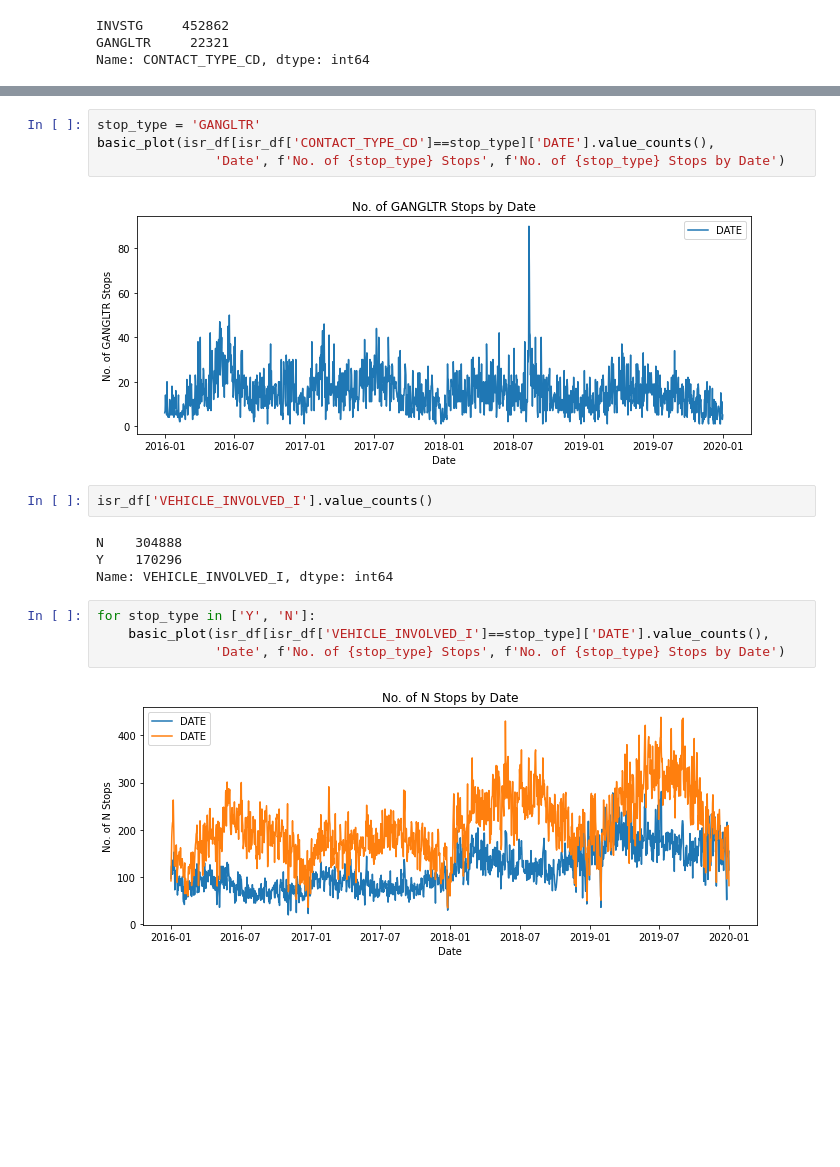
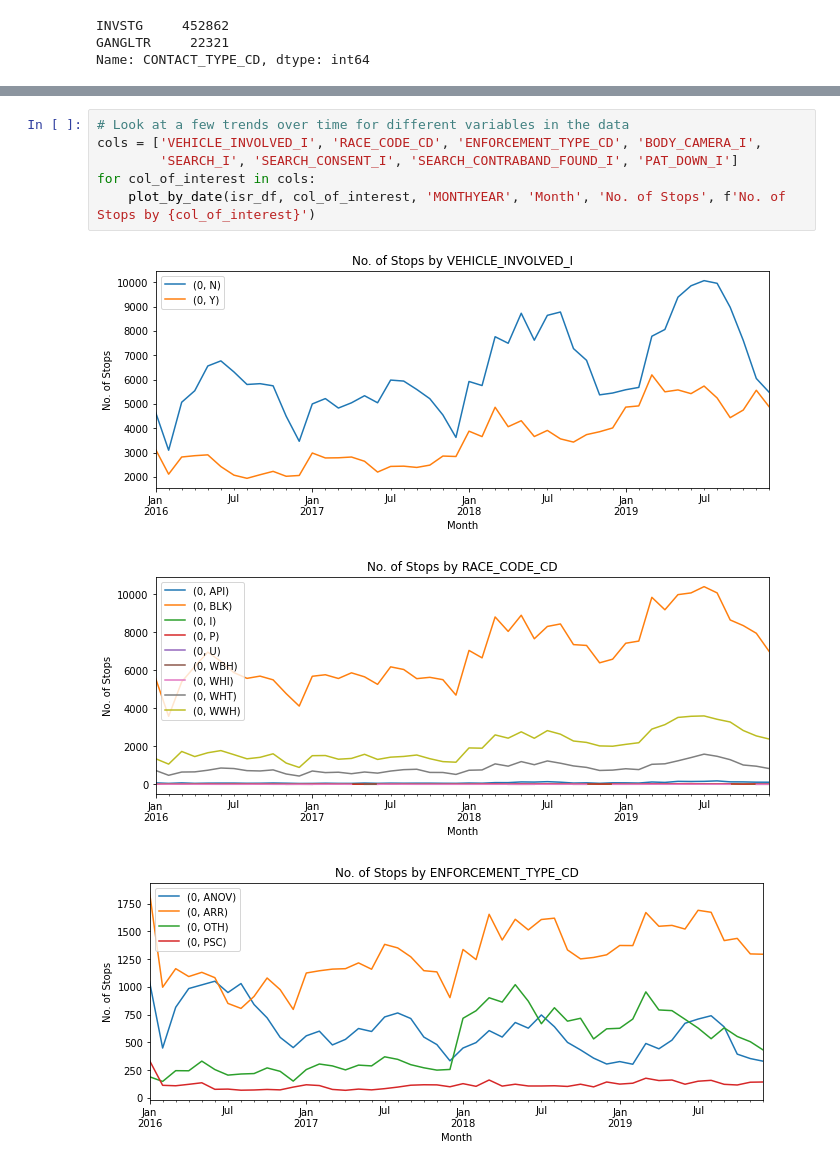
Before and after one commit to colevfrank/254_ML_IL_Crime, a Jupyter notebook: eda/ISR EDA.ipynb, the cells around one changed output, grey strips where cells are left out. Saved outputs shown, nothing was run; the diff lists cells and outputs as text; blank space fills up the shorter version.

```diff
--- a/eda/ISR EDA.ipynb
+++ b/eda/ISR EDA.ipynb
@@ -164,18 +169,10 @@ basic_plot(isr_df[isr_df['CONTACT_TYPE_CD']==stop_type]['DATE'].value_counts(),
-# %%
-stop_type = 'GANGLTR'
-basic_plot(isr_df[isr_df['CONTACT_TYPE_CD']==stop_type]['DATE'].value_counts(),
-               'Date', f'No. of {stop_type} Stops', f'No. of {stop_type} Stops by Date')
-# %% [output]
-[figure, removed]
-# %%
-isr_df['VEHICLE_INVOLVED_I'].value_counts()
-# %% [output]
-N    304888
-Y    170296
-Name: VEHICLE_INVOLVED_I, dtype: int64
-# %%
-for stop_type in ['Y', 'N']:
-    basic_plot(isr_df[isr_df['VEHICLE_INVOLVED_I']==stop_type]['DATE'].value_counts(),
-               'Date', f'No. of {stop_type} Stops', f'No. of {stop_type} Stops by Date')
-# %% [output]
-[figure, removed]
+# %%
+# Look at a few trends over time for different variables in the data
+cols = ['VEHICLE_INVOLVED_I', 'RACE_CODE_CD', 'ENFORCEMENT_TYPE_CD', 'BODY_CAMERA_I',
+        'SEARCH_I', 'SEARCH_CONSENT_I', 'SEARCH_CONTRABAND_FOUND_I', 'PAT_DOWN_I']
+for col_of_interest in cols:
+    plot_by_date(isr_df, col_of_interest, 'MONTHYEAR', 'Month', 'No. of Stops', f'No. of Stops by {col_of_interest}')
+# %% [output]
+[figure, added]
+[figure, added]
+[figure, added]
```
Also changed, not shown: parts of 7 cells of this notebook.
